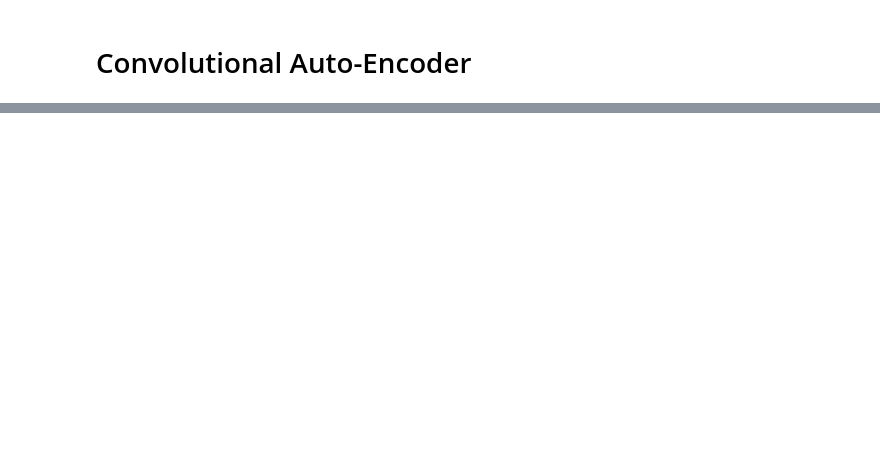
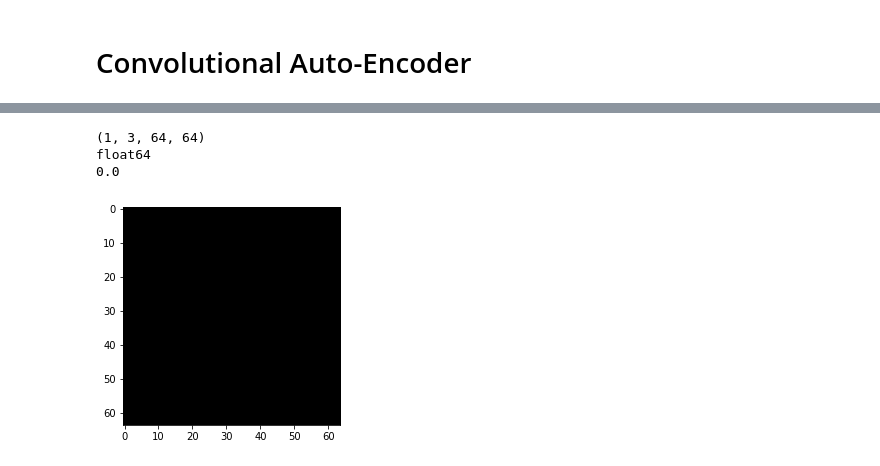
Before and after one commit to steffenricklin/RU-neurosmash, a Jupyter notebook: vae/vae.ipynb, the cells around one changed output, grey strips where cells are left out. Saved outputs shown, nothing was run; the diff lists cells and outputs as text; code cells hidden in the pictures; blank space fills up the shorter version.

```diff
--- a/vae/vae.ipynb
+++ b/vae/vae.ipynb
@@ -140,0 +197,27 @@ train_vae(1)
+# %%
+
+# out, _ = vae(mx.nd.array(images[0:100].reshape((-1, *shape))))
+# print(out.shape)
+# print(out.dtype)
+# out_r = mx.nd.reshape(out[2], (1,2,0))
+# print(out_r.shape)
+# # print(out_r)
+# print(out_r.dtype)
+# print(len(outputs[0]))
+outs = np.asarray(outputs)
+print(outs.shape)
+print(outs.dtype)
+outi = np.reshape(outs[0], (64,64,3))
+# environment.state2image(outi)
+print(np.max(np.interp(outi, [0.0,1.0], [0,255])))
+plt.figure()
+plt.imshow(np.interp(outi, [0.0,1.0], [0,255]))
+plt.show()
+
+# plt.imshow(out[0].reshape(shape[1], shape[2], shape[0]))
+# plt.show()
+# %% [output]
+(1, 3, 64, 64)
+float64
+0.0
+[figure, added]
```
Also changed, not shown: parts of 10 cells of this notebook, 1 other file.
